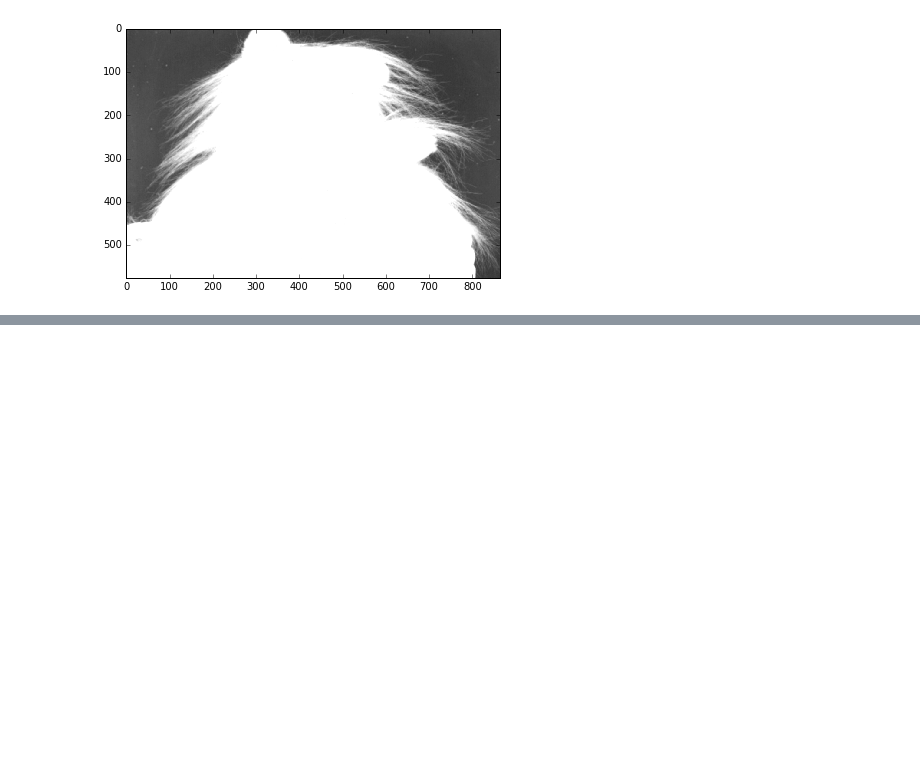
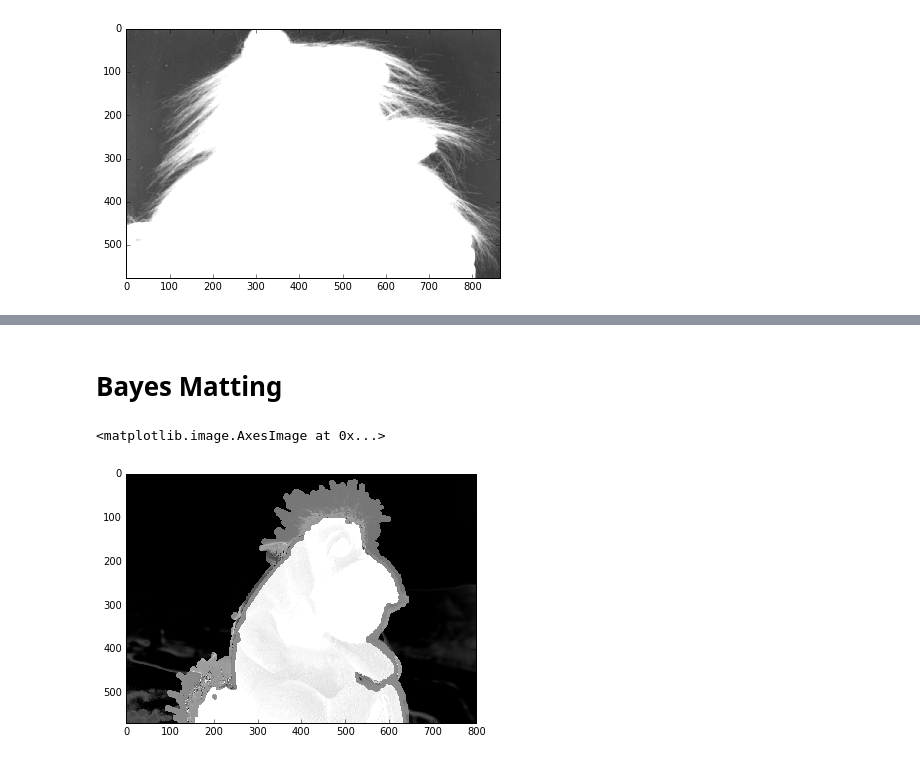
Before and after one commit to hutec/VisualComputing, a Jupyter notebook: Matting.ipynb, the cells around one changed output, grey strips where cells are left out. Saved outputs shown, nothing was run; the diff lists cells and outputs as text; code cells hidden in the pictures; blank space fills up the shorter version.

```diff
--- a/Matting.ipynb
+++ b/Matting.ipynb
@@ -60,0 +26,10 @@ io.imshow(res)
+# %% [markdown]
+# Bayes Matting
+# %%
+img = io.imread("Bayes/donkey.png")
+tri = io.imread("Bayes/donkey_tri.png")
+f, b, alpha = bayes_matting(img, tri, sigma_d=.03, it=2)
+io.imshow(alpha)
+# %% [output]
+<matplotlib.image.AxesImage at 0x...>
+[figure, added]
```
Also changed, not shown: parts of 7 cells of this notebook, 1 other file.
